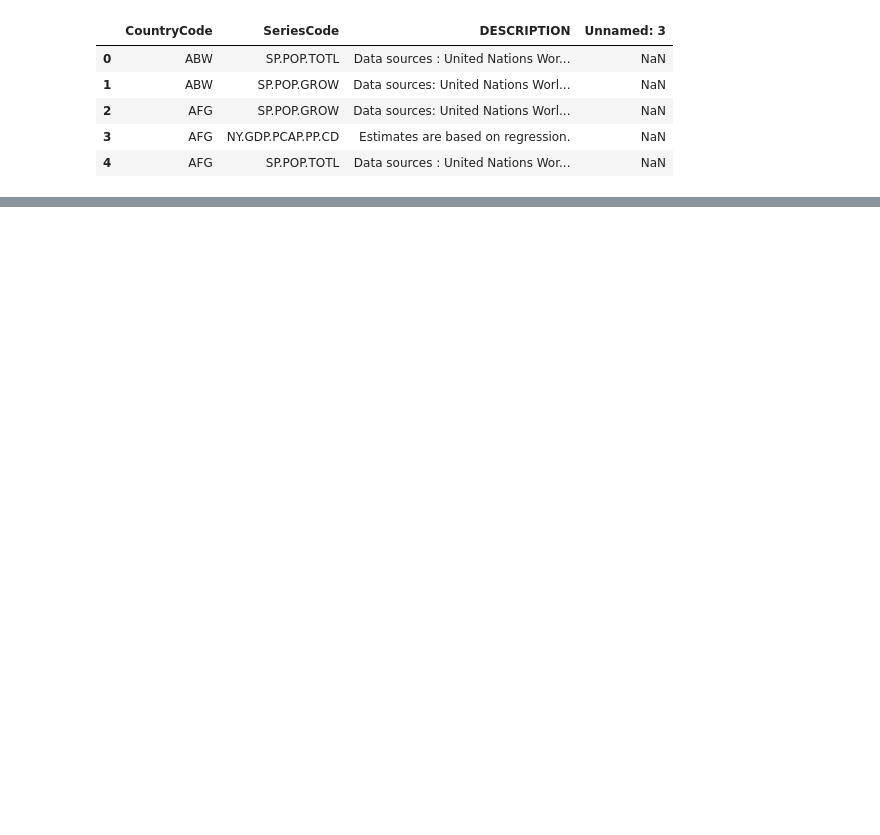
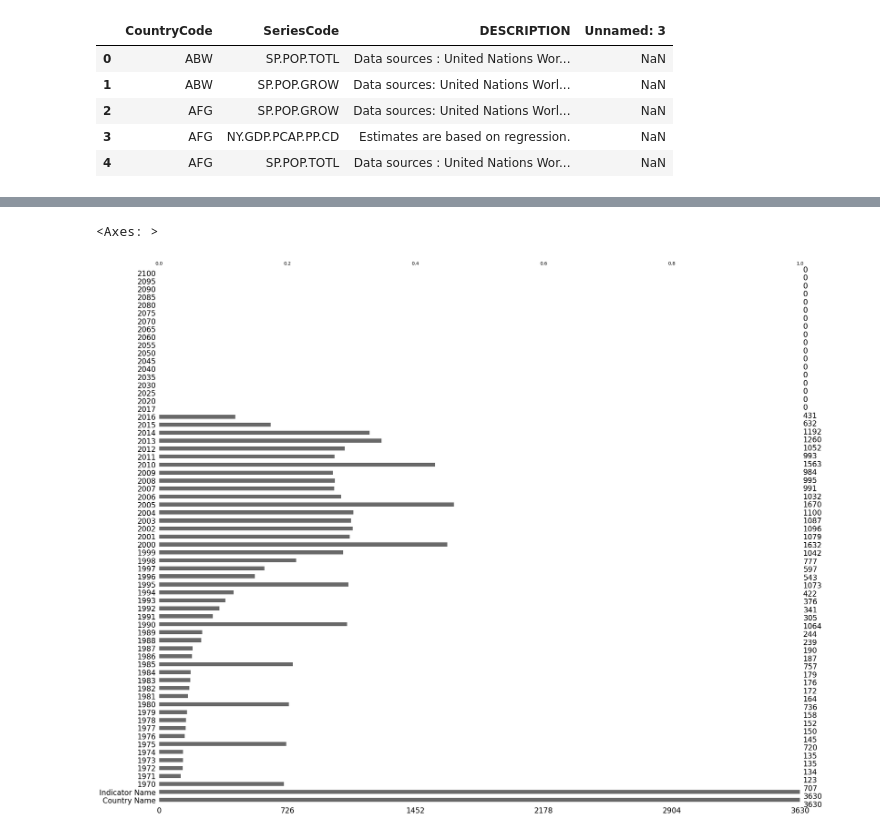
Before and after one commit to lalende/OpenClassRooms-Certification-Data-Scientist, a Jupyter notebook: Projet 2 - Analysez des données de systèmes éducatifs/Projet 2.ipynb, the cells around one changed output, grey strips where cells are left out. Cells and saved outputs as stored; diff of their text form; code cells hidden in the pictures; blank space fills up the shorter version.

Commit message:
20240922 - Finalisation de la partie 1 (voir pour utiliser msno dedans?) + partie 2 : création du dataframe que nous utiliserons pour la suite

```diff
--- a/Projet 2 - Analysez des données de systèmes éducatifs/Projet 2.ipynb
+++ b/Projet 2 - Analysez des données de systèmes éducatifs/Projet 2.ipynb
@@ -132,0 +844,2 @@ country_series_df.head()
+# %%
+indicateurs.append("BAR.SEC.ICMP.2024.ZS")
@@ -132,0 +867,2 @@ country_series_df.head()
+# %%
+indicateurs.append("BAR.TER.ICMP.2024.ZS")
@@ -132,0 +871,4 @@ country_series_df.head()
+# %%
+for indicateur in indicateurs :
+    df = pd.concat([df, data_df.loc[data_df["Indicator Code"] == indicateur, :]], ignore_index=True)
+df.head()
@@ -132,0 +883,7 @@ country_series_df.head()
+# %%
+df = df.drop(["Unnamed: 69", "Country Code", "Indicator Code"], axis=1)
+# %%
+msno.bar(df)
+# %% [output]
+<Axes: >
+[figure, added]
```
Also changed, not shown: parts of 161 cells of this notebook.
